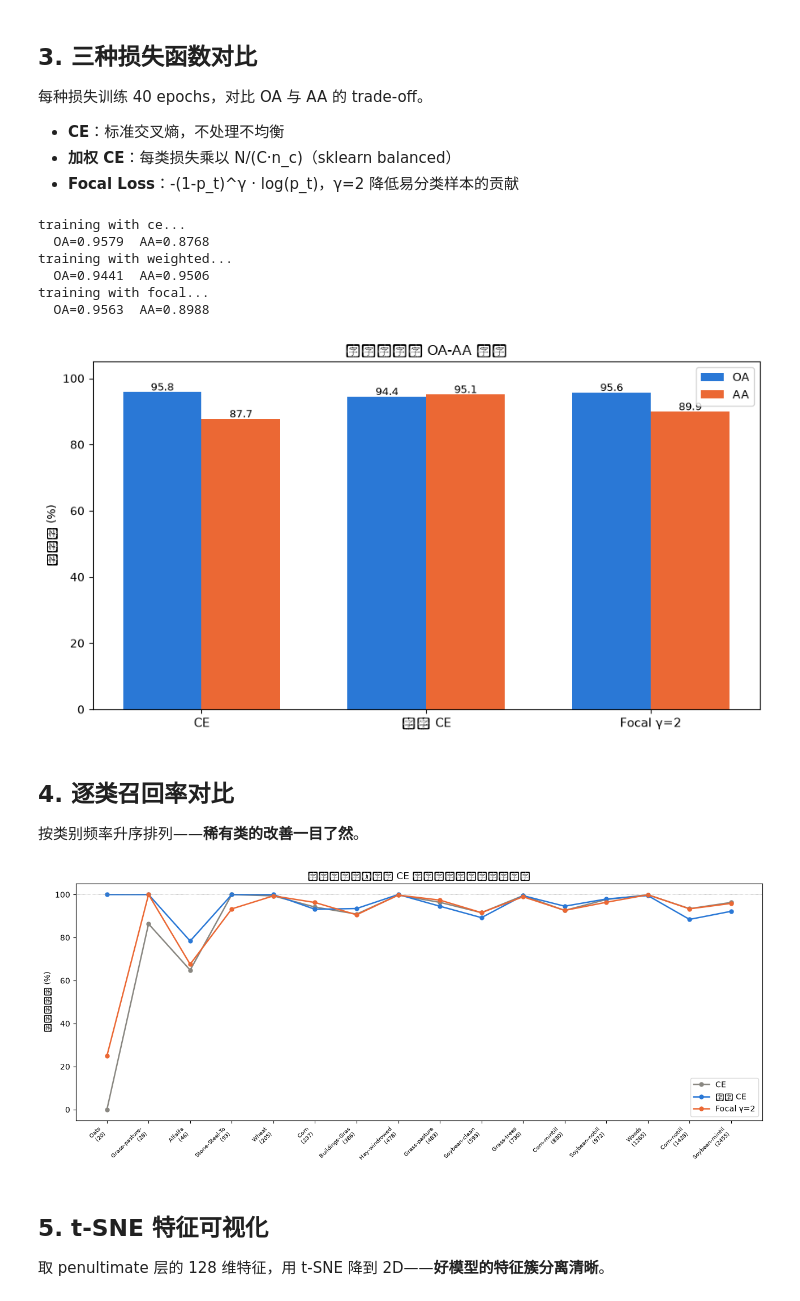
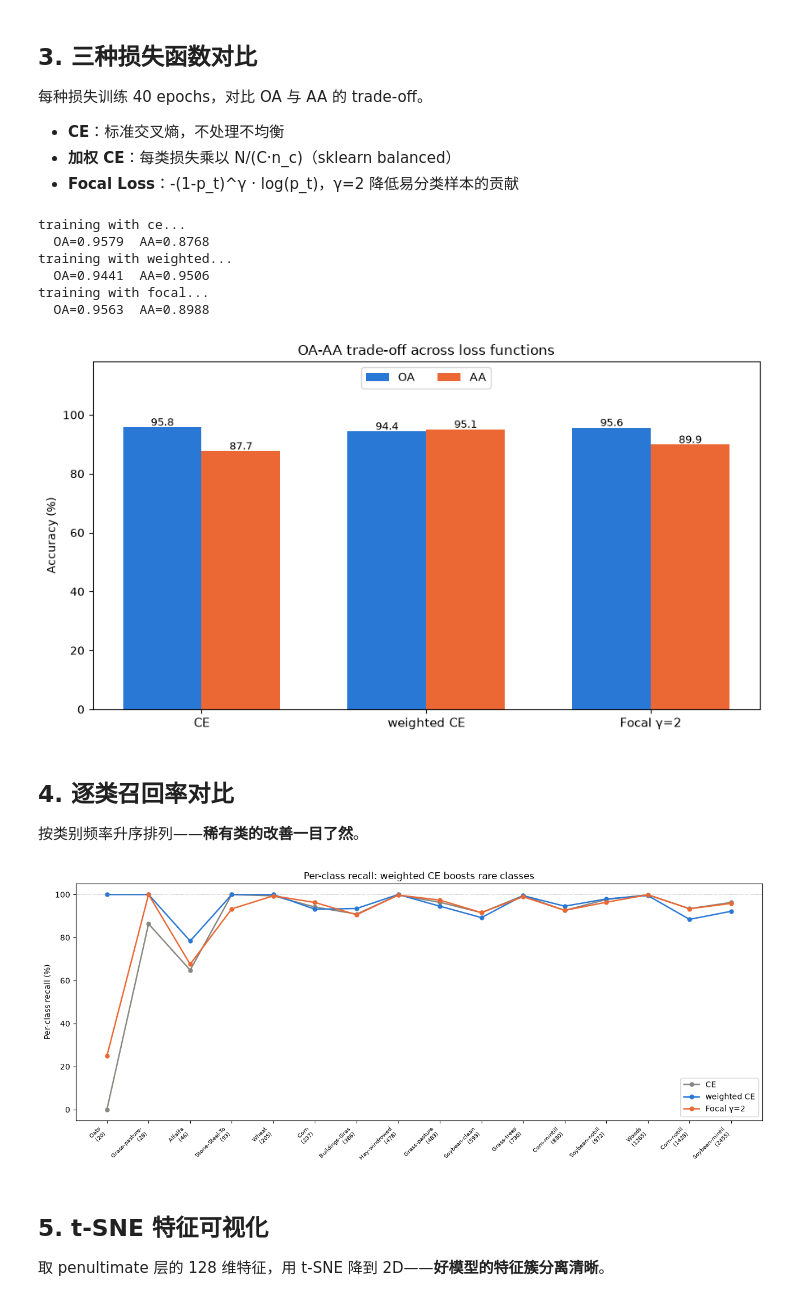
Before and after one commit to masskx/HSI-Learning, a Jupyter notebook: notebooks/15_imbalance_analysis_teaching.ipynb, the cells around one changed output. Saved outputs shown, nothing was run; the diff lists cells and outputs as text; code cells hidden in the pictures.

```diff
--- a/notebooks/15_imbalance_analysis_teaching.ipynb
+++ b/notebooks/15_imbalance_analysis_teaching.ipynb
@@ -159,39 +159,39 @@ def per_class_recall(y_true, y_pred):
 results = {}
 for loss_name in ["ce", "weighted", "focal"]:
     print(f"training with {loss_name}...")
     model, preds, feats = train_with_loss(loss_name, epochs=40)
     oa = accuracy_score(y_test, preds)
     aa = recall_score(y_test, preds, average="macro", zero_division=0)
     rec = per_class_recall(y_test, preds)
     results[loss_name] = {"model": model, "preds": preds, "feats": feats,
                           "oa": oa, "aa": aa, "recall": rec}
     print(f"  OA={oa:.4f}  AA={aa:.4f}")
 
 # summary
 fig, ax = plt.subplots(figsize=(9, 5))
 x = np.arange(3); w = 0.35
 oa_vals = [results[k]["oa"] * 100 for k in ["ce", "weighted", "focal"]]
 aa_vals = [results[k]["aa"] * 100 for k in ["ce", "weighted", "focal"]]
 ax.bar(x - w/2, oa_vals, w, color="#2a78d6", label="OA")
 ax.bar(x + w/2, aa_vals, w, color="#eb6834", label="AA")
 for i, (o, a) in enumerate(zip(oa_vals, aa_vals)):
     ax.text(i - w/2, o + 0.5, f"{o:.1f}", ha="center", fontsize=9)
     ax.text(i + w/2, a + 0.5, f"{a:.1f}", ha="center", fontsize=9)
-ax.set_xticks(x, ["CE", "加权 CE", "Focal γ=2"], fontsize=11)
-ax.set_ylabel("准确率 (%)")
-ax.set_ylim(0, 105)
-ax.legend(fontsize=10)
-ax.set_title("损失函数的 OA-AA 权衡")
+ax.set_xticks(x, ["CE", "weighted CE", "Focal γ=2"], fontsize=11)
+ax.set_ylabel("Accuracy (%)")
+ax.set_ylim(0, 118)
+ax.legend(fontsize=10, loc="upper center", ncol=2)
+ax.set_title("OA-AA trade-off across loss functions")
 plt.tight_layout()
 plt.show()
 # %% [output]
 training with ce...
   OA=0.9579  AA=0.8768
 training with weighted...
   OA=0.9441  AA=0.9506
 training with focal...
   OA=0.9563  AA=0.8988
-[figure, old version]
+[figure, new version]
 # %% [markdown]
 ## 4. 逐类召回率对比
 
@@ -202,20 +202,20 @@ sorted_names = [class_names[i] for i in sorted_idx]
 sorted_freq = [counts[i] for i in sorted_idx]
 
 fig, ax = plt.subplots(figsize=(13, 5.5))
-for loss_name, color, label in [("ce", "#898781", "CE"), ("weighted", "#2a78d6", "加权 CE"), ("focal", "#eb6834", "Focal γ=2")]:
+for loss_name, color, label in [("ce", "#898781", "CE"), ("weighted", "#2a78d6", "weighted CE"), ("focal", "#eb6834", "Focal γ=2")]:
     rec = results[loss_name]["recall"][sorted_idx] * 100
     ax.plot(range(16), rec, marker="o", markersize=5, color=color, linewidth=1.8, label=label)
 ax.set_xticks(range(16), [f"{n[:14]}\n({f})" for n, f in zip(sorted_names, sorted_freq)],
               fontsize=7, rotation=45, ha="right")
-ax.set_ylabel("逐类召回率 (%)")
+ax.set_ylabel("Per-class recall (%)")
 ax.set_ylim(-5, 105)
 ax.axhline(100, color="gray", linewidth=0.5, linestyle=":")
 ax.legend(fontsize=10)
-ax.set_title("逐类召回率：加权 CE 对稀有类的提升一目了然")
+ax.set_title("Per-class recall: weighted CE boosts rare classes")
 plt.tight_layout()
 plt.show()
 # %% [output]
-[figure, old version]
+[figure, new version]
 # %% [markdown]
 ## 5. t-SNE 特征可视化
 
```
Also changed, not shown: parts of 2 cells of this notebook, 2 other files.
